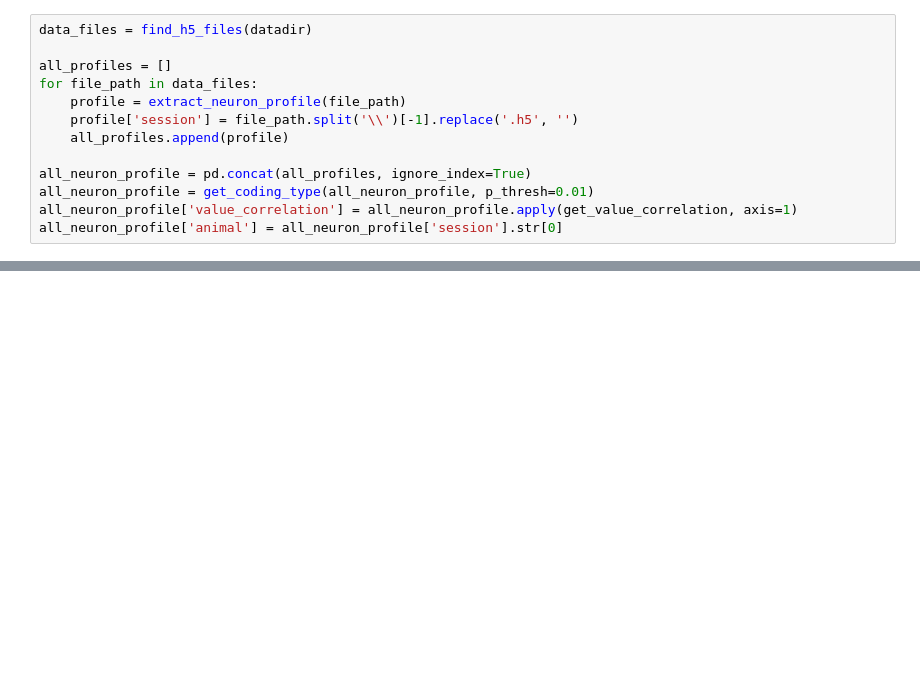
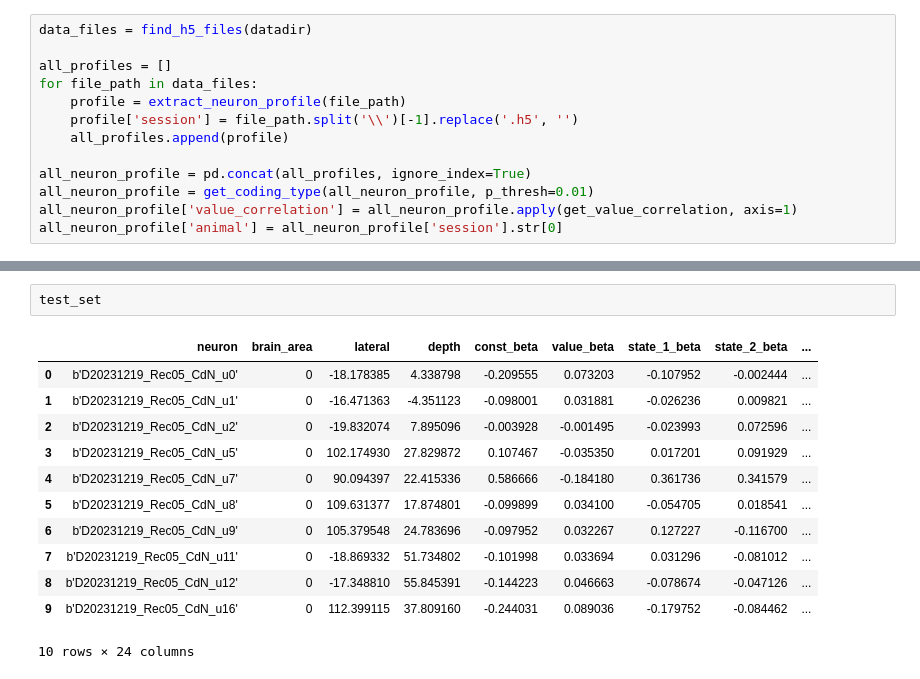
Before and after one commit to Yang2hang/Elston_lab, a Jupyter notebook: neuron_centric_density.ipynb, the cells around one changed output, grey strips where cells are left out. Saved outputs shown, nothing was run; the diff lists cells and outputs as text; blank space fills up the shorter version.

```diff
--- a/neuron_centric_density.ipynb
+++ b/neuron_centric_density.ipynb
@@ -386,0 +452,15 @@ all_neuron_profile['animal'] = all_neuron_profile['session'].str[0]
+# %%
+test_set
+# %% [output]
+|  | neuron | brain_area | lateral | depth | const_beta | value_beta | state_1_beta | state_2_beta | ... |
+| 0 | b'D20231219_Rec05_CdN_u0' | 0 | -18.178385 | 4.338798 | -0.209555 | 0.073203 | -0.107952 | -0.002444 | ... |
+| 1 | b'D20231219_Rec05_CdN_u1' | 0 | -16.471363 | -4.351123 | -0.098001 | 0.031881 | -0.026236 | 0.009821 | ... |
+| 2 | b'D20231219_Rec05_CdN_u2' | 0 | -19.832074 | 7.895096 | -0.003928 | -0.001495 | -0.023993 | 0.072596 | ... |
+| 3 | b'D20231219_Rec05_CdN_u5' | 0 | 102.174930 | 27.829872 | 0.107467 | -0.035350 | 0.017201 | 0.091929 | ... |
+| 4 | b'D20231219_Rec05_CdN_u7' | 0 | 90.094397 | 22.415336 | 0.586666 | -0.184180 | 0.361736 | 0.341579 | ... |
+| 5 | b'D20231219_Rec05_CdN_u8' | 0 | 109.631377 | 17.874801 | -0.099899 | 0.034100 | -0.054705 | 0.018541 | ... |
+| 6 | b'D20231219_Rec05_CdN_u9' | 0 | 105.379548 | 24.783696 | -0.097952 | 0.032267 | 0.127227 | -0.116700 | ... |
+| 7 | b'D20231219_Rec05_CdN_u11' | 0 | -18.869332 | 51.734802 | -0.101998 | 0.033694 | 0.031296 | -0.081012 | ... |
+| 8 | b'D20231219_Rec05_CdN_u12' | 0 | -17.348810 | 55.845391 | -0.144223 | 0.046663 | -0.078674 | -0.047126 | ... |
+| 9 | b'D20231219_Rec05_CdN_u16' | 0 | 112.399115 | 37.809160 | -0.244031 | 0.089036 | -0.179752 | -0.084462 | ... |
+10 rows × 24 columns
```
Also changed, not shown: parts of 8 cells of this notebook.
